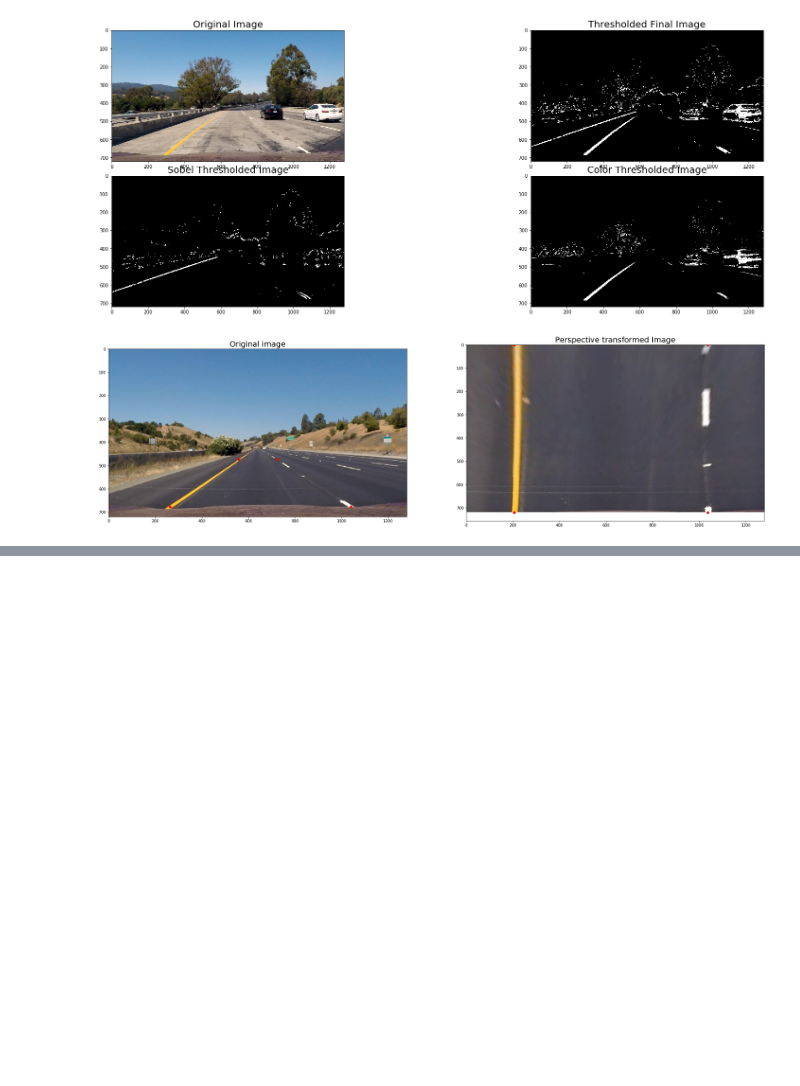
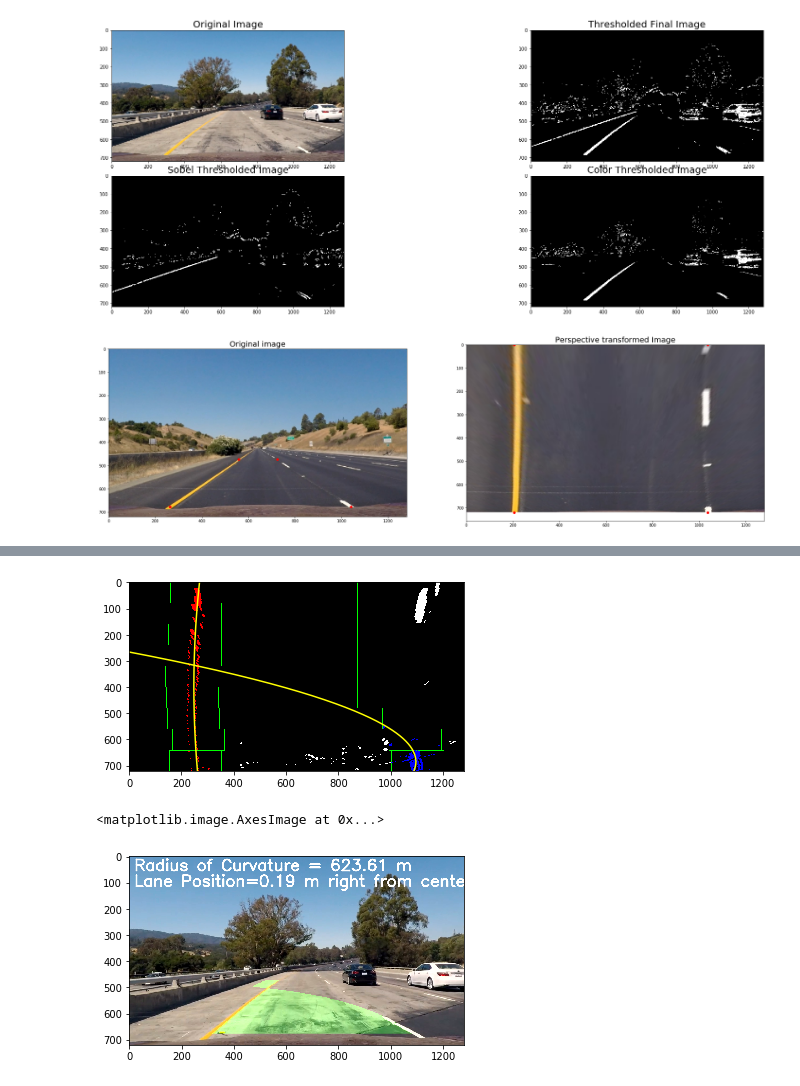
Before and after one commit to navinrahim/CarND-Advanced-Lane-Lines, a Jupyter notebook: Adv_Lane_finding.ipynb, the cells around one changed output, grey strips where cells are left out. Cells and saved outputs as stored; diff of their text form; code cells hidden in the pictures; blank space fills up the shorter version.

```diff
--- a/Adv_Lane_finding.ipynb
+++ b/Adv_Lane_finding.ipynb
@@ -441,0 +435,7 @@ plt.text(10, 10, 'Curvature = '+str(curvature_val)+' m',
+# %%
+project_out = 'output_videos/project_video_out2.mp4'
+frame=1
+clip1 = VideoFileClip("project_video.mp4")#subclip(40,50)
+##clip1 = VideoFileClip("project_video.mp4")
+white_clip = clip1.fl_image(adv_lane_find) #NOTE: this function expects color images!!
+%time white_clip.write_videofile(project_out, audio=False)
@@ -441,0 +449,9 @@ plt.text(10, 10, 'Curvature = '+str(curvature_val)+' m',
+# %%
+np_frame = clip1.get_frame(39.9)#41.1 39.9 41.9
+
+#plt.imshow(np_frame)
+plt.imshow(adv_lane_find(np_frame))
+# %% [output]
+[figure, added]
+<matplotlib.image.AxesImage at 0x...>
+[figure, added]
```
Also changed, not shown: parts of 10 cells of this notebook.
